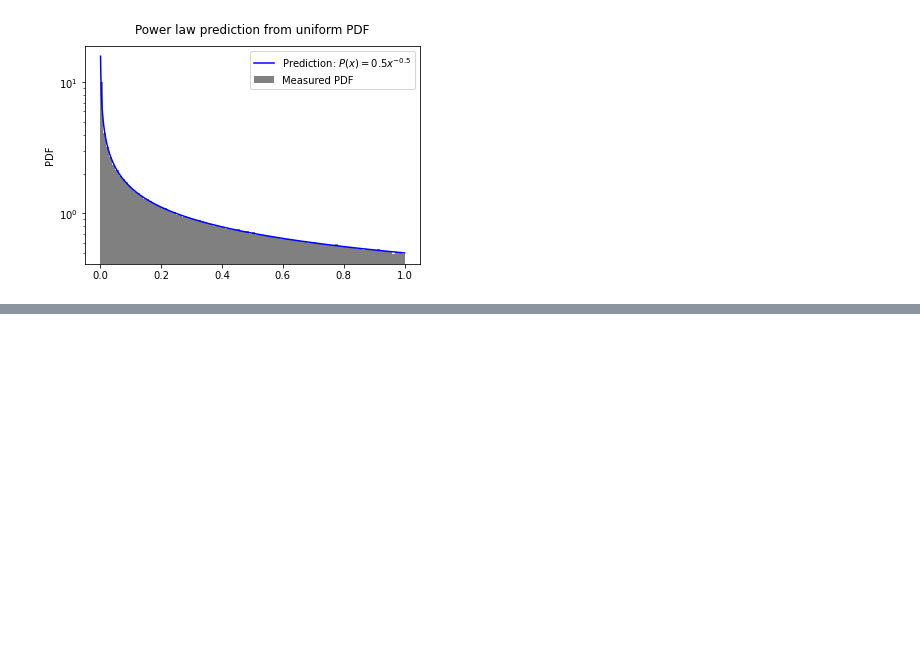
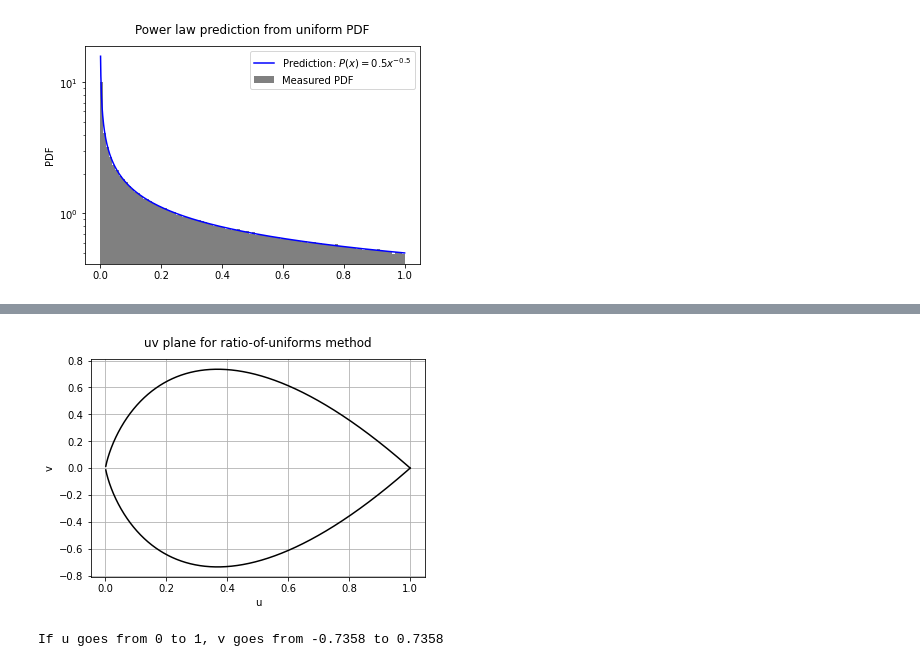
Before and after one commit to baron-de-montblanc/PHYS_512, a Jupyter notebook: problem_sets/ps7/problem_set_7.ipynb, the cells around one changed output, grey strips where cells are left out. Drawn from its saved outputs; the diff is of its cells as text; code cells hidden in the pictures; blank space fills up the shorter version.

```diff
--- a/problem_sets/ps7/problem_set_7.ipynb
+++ b/problem_sets/ps7/problem_set_7.ipynb
@@ -294,0 +303,28 @@ plt.show()
+# %%
+# Set up the uv plane
+
+u = np.linspace(0,1,1000)
+
+v = u*np.log(u**2)
+
+plt.plot(u, v, color='k')
+plt.plot(u,-v, color='k')
+
+plt.xlabel("u")
+plt.ylabel("v")
+plt.title("uv plane for ratio-of-uniforms method",y=1.03)
+plt.grid()
+
+plt.savefig("uv_plane.png",dpi=500,bbox_inches='tight')
+
+plt.show()
+
+# Get lower and upper limits on v
+
+v_lower = min(v[1:])
+v_upper = - min(v[1:])
+
+print("If u goes from 0 to 1, v goes from",round(v_lower,4),"to",round(v_upper,4))
+# %% [output]
+[figure, added]
+If u goes from 0 to 1, v goes from -0.7358 to 0.7358
```
Also changed, not shown: parts of 9 cells of this notebook.
